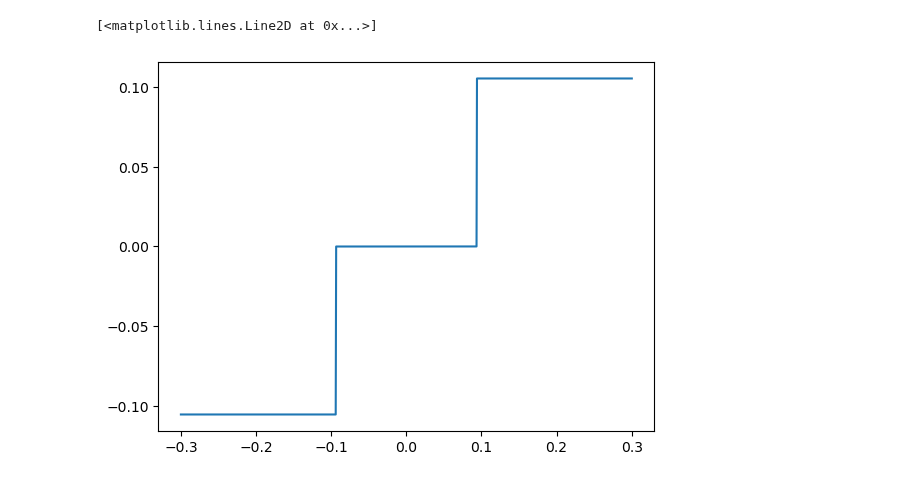
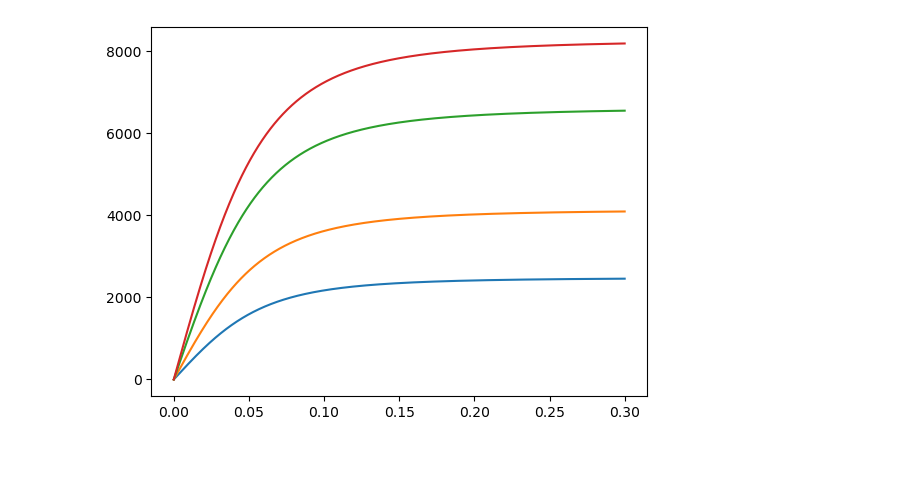
Before and after one commit to BenediktRuhland/SA-Tire-model, a Jupyter notebook: comparision/Fz_Vergleich.ipynb, the cells around one changed output. Saved outputs shown, nothing was run; the diff lists cells and outputs as text; code cells hidden in the pictures.

```diff
--- a/comparision/Fz_Vergleich.ipynb
+++ b/comparision/Fz_Vergleich.ipynb
@@ -182,16 +191,10 @@ TypeError: Pacejka5_lat() takes 1 positional argument but 2 were given
-# %%
-DFY = 139524.9778222991
-FSY = 6994.2466072766
-SMY = 6202.2095010615
-SSY = 0.1449628087
-SMX =0.3117939862
-FMY = 1.2911811431
-j=0
-
-
-#for j in range(len(FMY)):
-Fy = tm.calcFY(Sx, Sy, DFY, FMY, FSY, SMY, SSY,SMX)
-plt.plot(Sy,Fy,)
-# %% [output]
-[<matplotlib.lines.Line2D at 0x...>]
-[figure, removed]
+# %%
+Fz = [1500, 2500, 4000, 5000]
+
+Sy = np.linspace(0,0.3,1000)
+plt.figure(1)
+for j in range(len(Fz)):
+    Fy = pa52. Pacejka5_lat_pa(alpha,Fz,B,C,D,E)
+    plt.plot(Sy,Fy)
+# %% [output]
+[figure, added]
```
Also changed, not shown: parts of 2 cells of this notebook, 2 other files.
